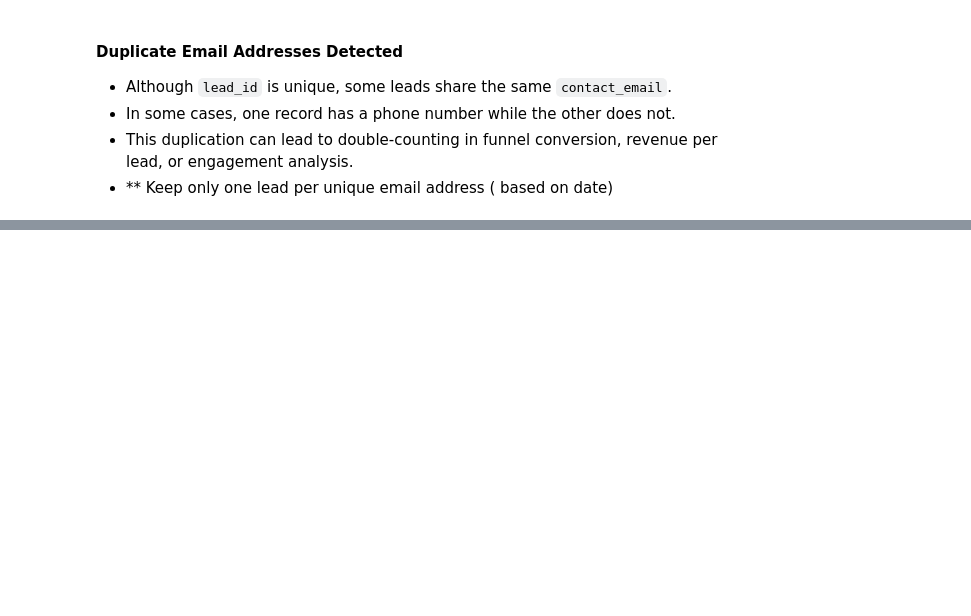
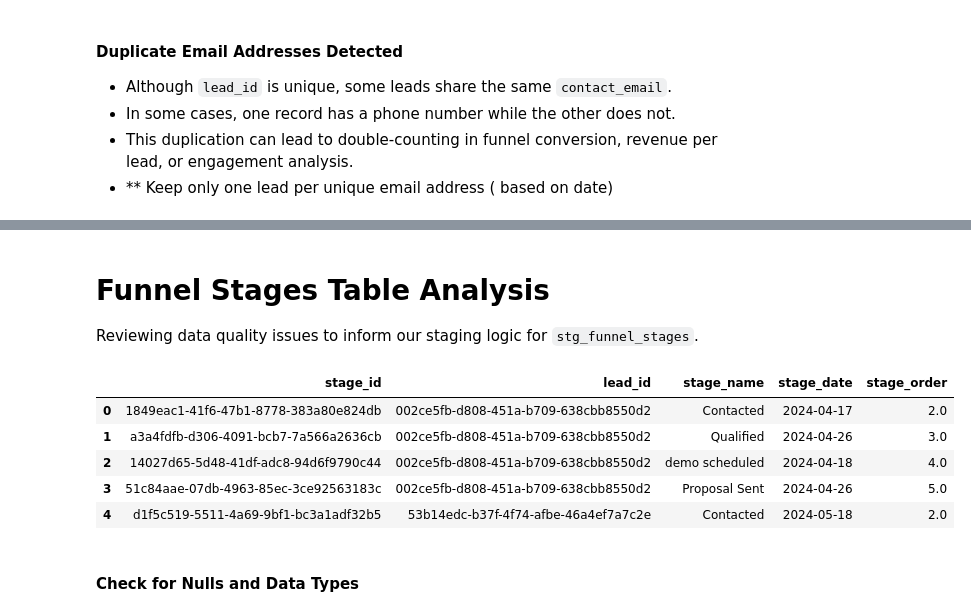
Before and after one commit to abs-hasan/ab-test-lead-conversion, a Jupyter notebook: data/Eda/data_quality_analysis.ipynb, the cells around one changed output, grey strips where cells are left out. Cells and saved outputs as stored; diff of their text form; code cells hidden in the pictures; blank space fills up the shorter version.

```diff
--- a/data/Eda/data_quality_analysis.ipynb
+++ b/data/Eda/data_quality_analysis.ipynb
@@ -842,0 +414,14 @@ if __name__ == "__main__":
+# %% [markdown]
+# Funnel Stages Table Analysis
+Reviewing data quality issues to inform our staging logic for `stg_funnel_stages`.
+# %%
+df_fs.head()
+# %% [output]
+|  | stage_id | lead_id | stage_name | stage_date | stage_order |
+| 0 | 1849eac1-41f6-47b1-8778-383a80e824db | 002ce5fb-d808-451a-b709-638cbb8550d2 | Contacted | 2024-04-17 | 2.0 |
+| 1 | a3a4fdfb-d306-4091-bcb7-7a566a2636cb | 002ce5fb-d808-451a-b709-638cbb8550d2 | Qualified | 2024-04-26 | 3.0 |
+| 2 | 14027d65-5d48-41df-adc8-94d6f9790c44 | 002ce5fb-d808-451a-b709-638cbb8550d2 | demo scheduled | 2024-04-18 | 4.0 |
+| 3 | 51c84aae-07db-4963-85ec-3ce92563183c | 002ce5fb-d808-451a-b709-638cbb8550d2 | Proposal Sent | 2024-04-26 | 5.0 |
+| 4 | d1f5c519-5511-4a69-9bf1-bc3a1adf32b5 | 53b14edc-b37f-4f74-afbe-46a4ef7a7c2e | Contacted | 2024-05-18 | 2.0 |
+# %% [markdown]
+####  Check for Nulls and Data Types
```
Also changed, not shown: parts of 67 cells of this notebook.
